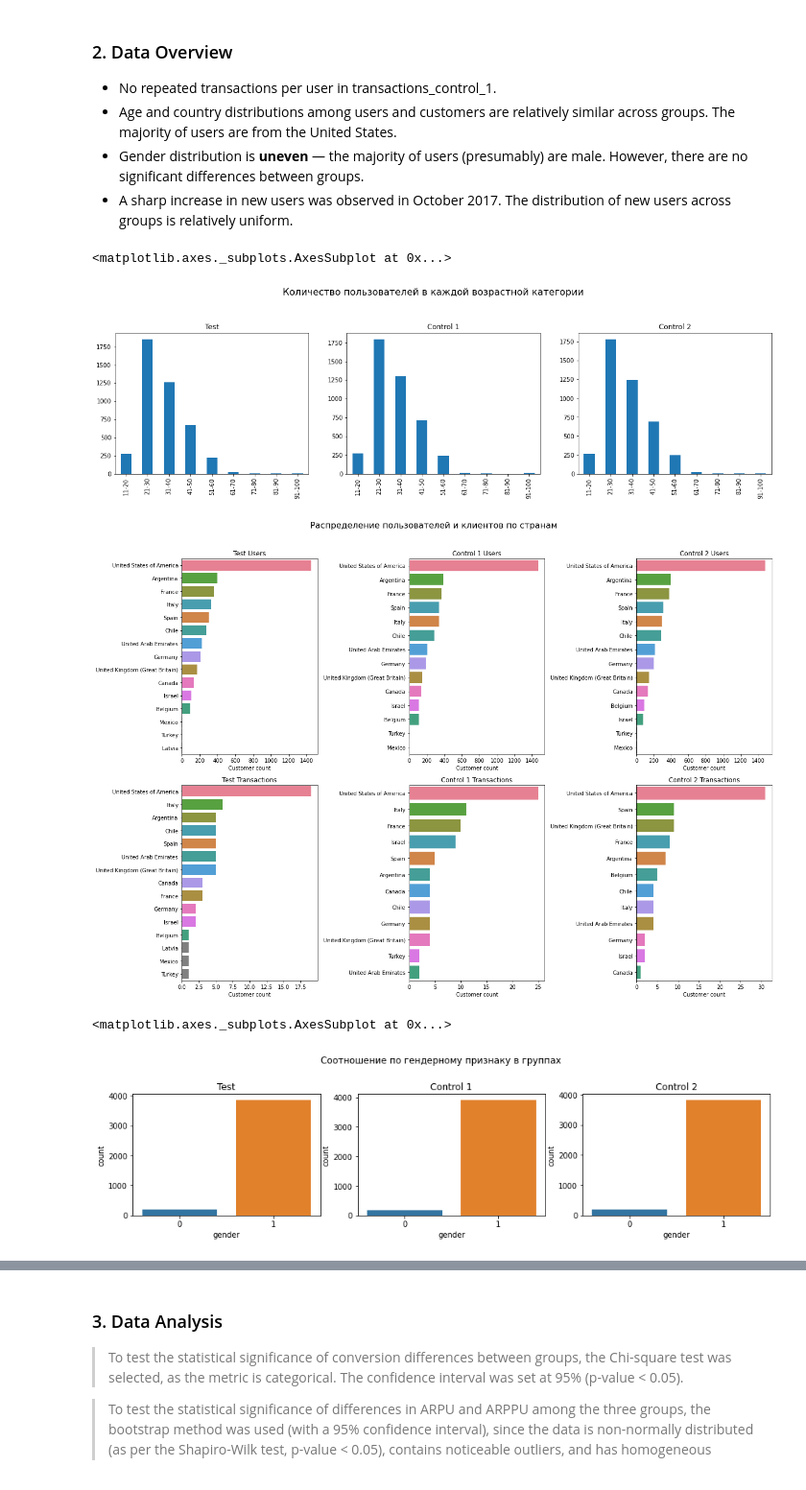
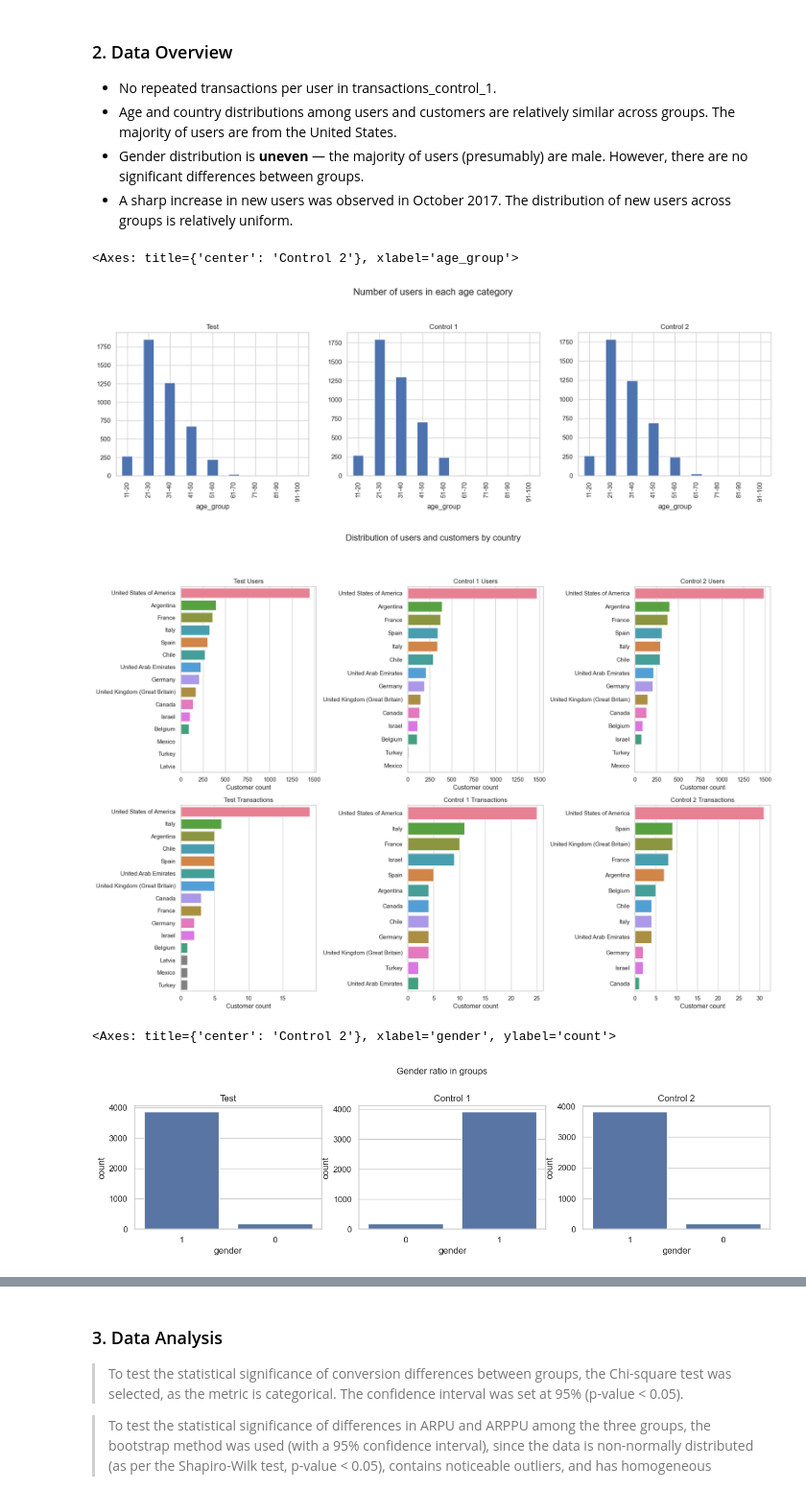
Before and after one commit to LeisanHil/AAB-test-analysis, a Jupyter notebook: final_project_variant3.ipynb, the cells around one changed output, grey strips where cells are left out. Shown: that part at 96% size. Saved outputs shown, nothing was run; the diff lists cells and outputs as text; code cells hidden in the pictures.

```diff
--- a/final_project_variant3.ipynb
+++ b/final_project_variant3.ipynb
@@ -25,12 +45,12 @@ import warnings
 warnings.filterwarnings('ignore')
 # %%
 # Reading files, setting proper data types for time columns, and replacing missing values with zeros to ensure data usability
-users_test = pd.read_csv('/mnt/HC_Volume_18315164/home-jupyter/jupyter-l-hilazheva/for_final_project/Проект_3_users_test.csv', sep=';')
-users_control_1 = pd.read_csv('/mnt/HC_Volume_18315164/home-jupyter/jupyter-l-hilazheva/for_final_project/Проект_3_users_control_1.csv', sep=';')
-users_control_2 = pd.read_csv('/mnt/HC_Volume_18315164/home-jupyter/jupyter-l-hilazheva/for_final_project/Проект_3_users_control_2.csv', sep=';')
-transactions_test = pd.read_csv('/mnt/HC_Volume_18315164/home-jupyter/jupyter-l-hilazheva/for_final_project/Проект_3_transactions_test.csv', sep=';')
-transactions_control_1 = pd.read_csv('/mnt/HC_Volume_18315164/home-jupyter/jupyter-l-hilazheva/for_final_project/Проект_3_transactions_control_1.csv', sep=';')
-transactions_control_2 = pd.read_csv('/mnt/HC_Volume_18315164/home-jupyter/jupyter-l-hilazheva/for_final_project/Проект_3_transactions_control_2.csv', sep=';')
+users_test = pd.read_csv('./dataset/users_test.csv', sep=';')
+users_control_1 = pd.read_csv('./dataset/users_control_1.csv', sep=';')
+users_control_2 = pd.read_csv('./dataset/users_control_2.csv', sep=';')
+transactions_test = pd.read_csv('./dataset/transactions_test.csv', sep=';')
+transactions_control_1 = pd.read_csv('./dataset/transactions_control_1.csv', sep=';')
+transactions_control_2 = pd.read_csv('./dataset/transactions_control_2.csv', sep=';')
 
 transactions_test['joined_at'] = pd.to_datetime(transactions_test['joined_at'])
 transactions_test['paid_at'] = pd.to_datetime(transactions_test['paid_at'])
@@ -164,8 +184,8 @@ plt.subplot(3, 3, 3)
 plt.title('Control 2')
 age_groups_control_2.plot(kind='bar')
 # %% [output]
-<matplotlib.axes._subplots.AxesSubplot at 0x...>
+<Axes: title={'center': 'Control 2'}, xlabel='age_group'>
-[figure, old version]
+[figure, new version]
 # %%
 # Preparing data for visualization: grouping by country and counting the number of user
 test_countries = all_test.groupby('country', as_index=False) \
@@ -215,26 +235,30 @@ plt.suptitle('Distribution of users and customers by country', fontsize=16, y=1.
 plt.tight_layout()
 plt.show()
 # %% [output]
-[figure, old version]
+[figure, new version]
+# %%
+all_test["gender"] = all_test["gender"].astype(str)
+all_control_1["gender"] = all_control_1["gender"].astype(str)
+all_control_2["gender"] = all_control_2["gender"].astype(str)
 # %%
 # Visualization of gender distribution across groups
 plt.figure(figsize=(15, 10))
 plt.suptitle('Gender ratio in groups', fontsize=12, y=0.95)
 
 plt.subplot(3, 3, 1)
 plt.title('Test')
-sns.countplot(all_test.gender)
+sns.countplot(x = all_test.gender)
 
 plt.subplot(3, 3, 2)
 plt.title('Control 1')
-sns.countplot(all_control_1.gender)
+sns.countplot(x = all_control_1.gender)
 
 plt.subplot(3, 3, 3)
 plt.title('Control 2')
-sns.countplot(all_control_2.gender)
+sns.countplot(x = all_control_2.gender)
 # %% [output]
-<matplotlib.axes._subplots.AxesSubplot at 0x...>
+<Axes: title={'center': 'Control 2'}, xlabel='gender', ylabel='count'>
-[figure, old version]
+[figure, new version]
 # %%
 # Preparing data for visualization - grouping by registration month and counting unique customers
 test_prem['reg_month'] = test_prem['joined_at'].dt.month
```
Also changed, not shown: parts of 10 cells of this notebook, 6 other files.
